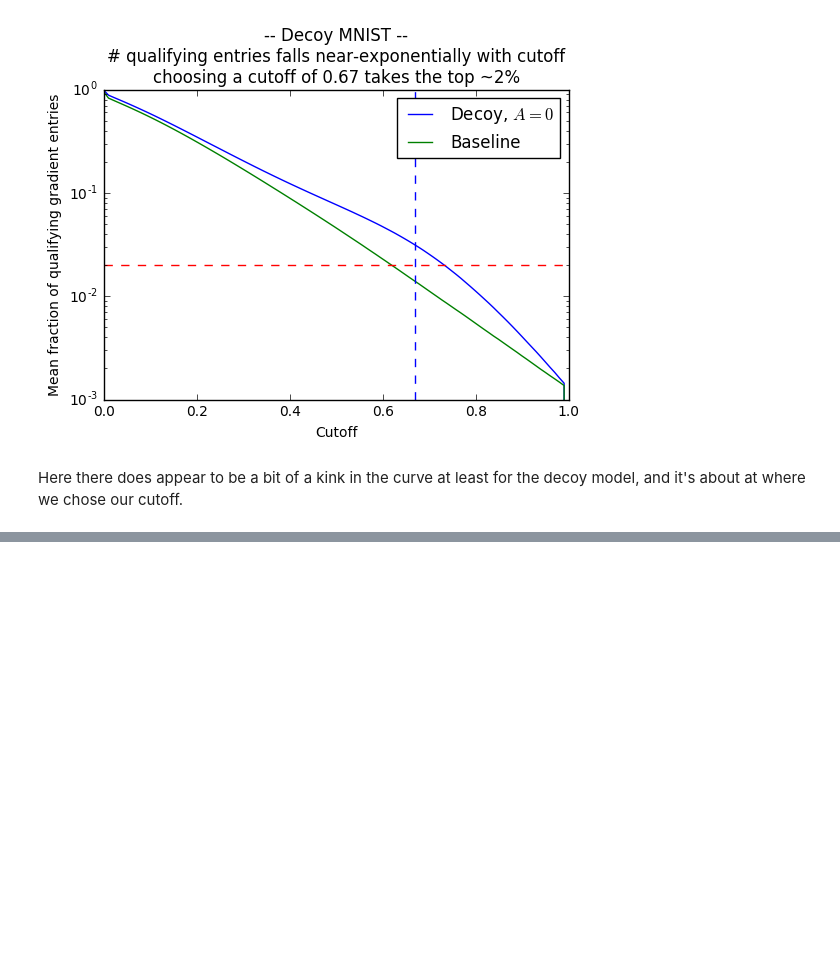
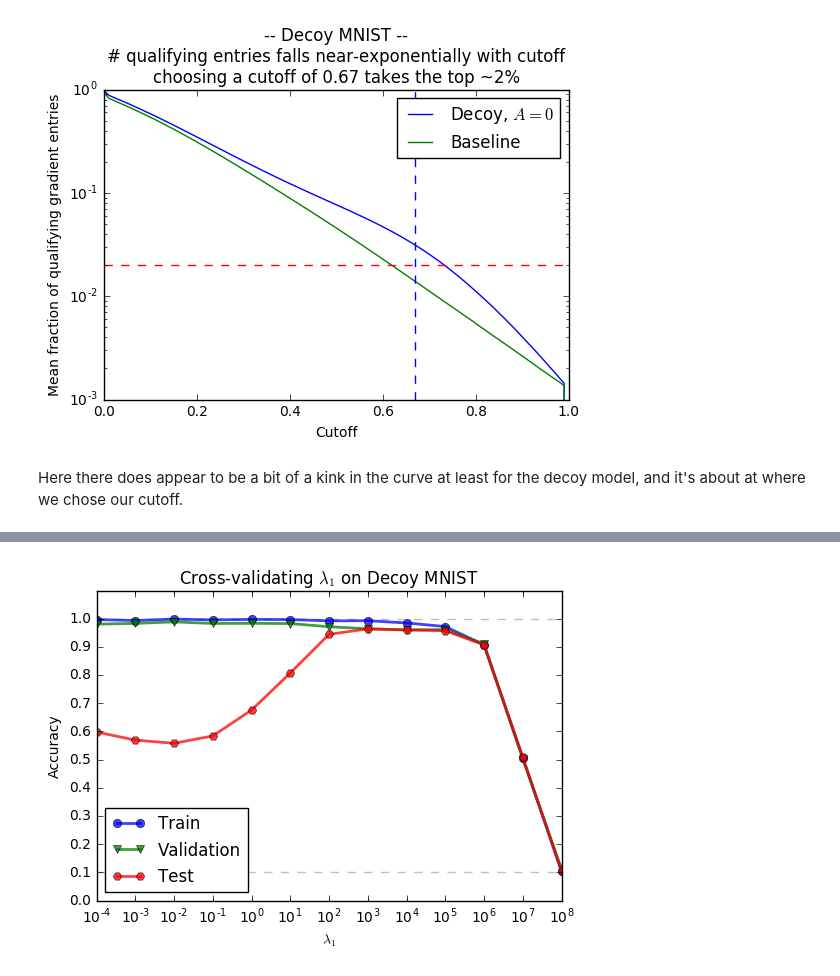
Before and after one commit to dtak/rrr, a Jupyter notebook: experiments/Decoy MNIST.ipynb, the cells around one changed output, grey strips where cells are left out. Saved outputs shown, nothing was run; the diff lists cells and outputs as text; code cells hidden in the pictures; blank space fills up the shorter version.

Commit message:
initial cross-validation experiments, convert sums to averages in loss function

```diff
--- a/experiments/Decoy MNIST.ipynb
+++ b/experiments/Decoy MNIST.ipynb
@@ -281,0 +286,21 @@ Here there does appear to be a bit of a kink in the curve at least for the decoy
+# %%
+import pickle
+l2s, accurs, params = pickle.load(open('../data/decoy_mnist_crossval.pkl', 'rb'))
+accurs = np.array(accurs)
+trn, val, tst = accurs.T
+
+plt.axhline(1, ls='--', color='black', alpha=0.25)
+plt.axhline(0.1, ls='--', color='black', alpha=0.25)
+plt.plot(l2s, trn, label='Train', marker='o', lw=2, alpha=0.75)
+plt.plot(l2s, val, label='Validation', marker='v', lw=2, alpha=0.75)
+plt.plot(l2s, tst, label='Test', marker='H', lw=2, alpha=0.75)
+plt.xscale('log')
+plt.xlabel('$\lambda_1$')
+plt.ylabel('Accuracy')
+plt.title('Cross-validating $\lambda_1$ on Decoy MNIST')
+plt.legend(loc='best')
+plt.ylim(0, 1.1)
+plt.yticks(np.linspace(0,1,11))
+plt.show()
+# %% [output]
+[figure, added]
```
Also changed, not shown: parts of 2 cells of this notebook, 3 other files.
